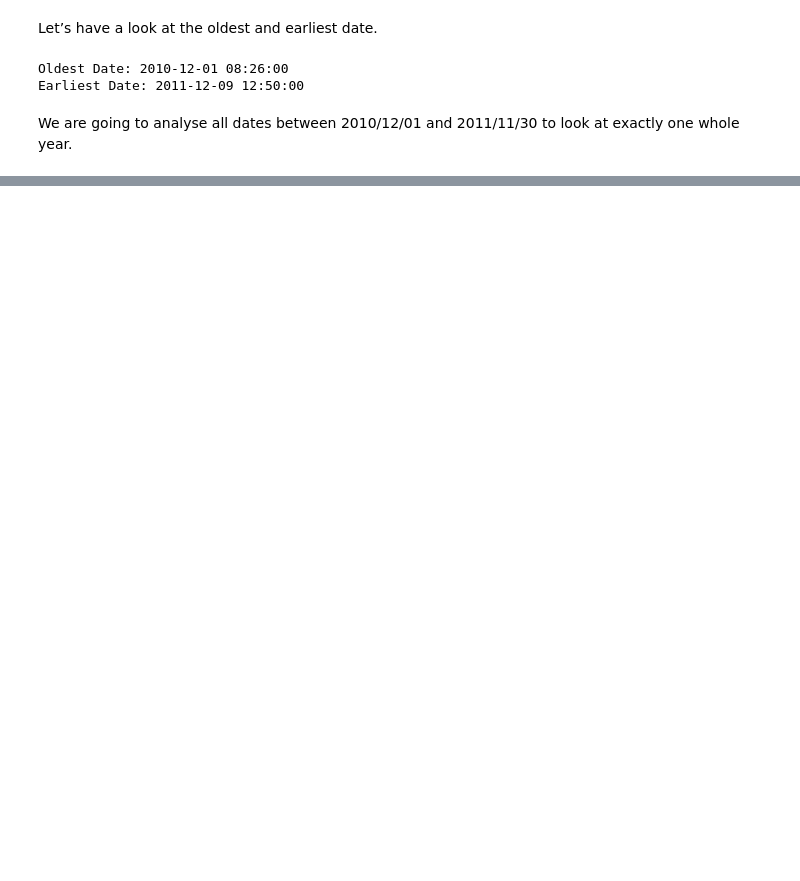
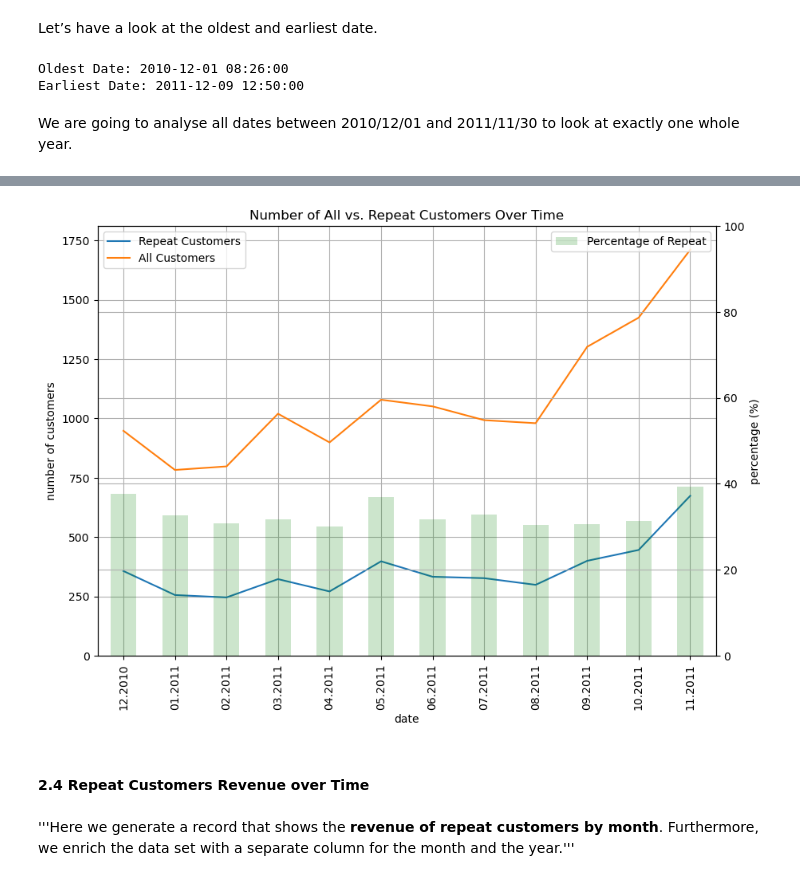
Before and after one commit to adiag321/Product-Analytics-and-Recommendation-System-for-Online-Retail, a Jupyter notebook: Product Analytics.ipynb, the cells around one changed output, grey strips where cells are left out. Saved outputs shown, nothing was run; the diff lists cells and outputs as text; code cells hidden in the pictures; blank space fills up the shorter version.

```diff
--- a/Product Analytics.ipynb
+++ b/Product Analytics.ipynb
@@ -34,0 +185,12 @@ print(str(df['InvoiceDate'].min()))
+# %%
+df_monthly_unique_customers = df_invoice_customer.set_index('InvoiceDate')['CustomerID'].resample('M').nunique()
+
+# Create dataframe from output
+df_monthly_unique_customers = pd.DataFrame(df_monthly_unique_customers).reset_index()
+df_monthly_unique_customers = df_monthly_unique_customers.rename(columns={'CustomerID':'customer_count_unique'})
+# %%
+# Extract month (numeric and advertised) and year
+df_monthly_unique_customers['month'] = df_monthly_unique_customers['InvoiceDate'].dt.month
+df_monthly_unique_customers['Month_Name'] = df_monthly_unique_customers['month'].apply(lambda x: calendar.month_name[x])
+df_monthly_unique_customers['year'] = df_monthly_unique_customers['InvoiceDate'].dt.year
+df_monthly_unique_customers
@@ -34,0 +244,7 @@ print(str(df['InvoiceDate'].min()))
+# %%
+# Extract month (numeric and advertised) and year
+df_monthly_repeat_percentage['month'] = df_monthly_repeat_percentage['InvoiceDate'].dt.month
+df_monthly_repeat_percentage['Month_Name'] = df_monthly_repeat_percentage['month'].apply(lambda x: calendar.month_name[x])
+df_monthly_repeat_percentage['year'] = df_monthly_repeat_percentage['InvoiceDate'].dt.year
+
+df_monthly_repeat_percentage
@@ -34,0 +265,33 @@ print(str(df['InvoiceDate'].min()))
+# %%
+ax = pd.DataFrame(df_monthly_repeat_customers['repeat_customer_count'].values).plot(figsize=(10,7))
+
+pd.DataFrame(df_monthly_unique_customers['customer_count_unique'].values).plot(ax=ax,grid=True)
+
+
+ax2 = pd.DataFrame(df_monthly_repeat_percentage['Repeat_Percentage'].values).plot.bar(ax=ax,grid=True,secondary_y=True,color='green',alpha=0.2)
+
+ax.set_xlabel('date')
+ax.set_ylabel('number of customers')
+ax.set_title('Number of All vs. Repeat Customers Over Time')
+
+ax2.set_ylabel('percentage (%)')
+
+ax.legend(['Repeat Customers', 'All Customers'])
+ax2.legend(['Percentage of Repeat'], loc='upper right')
+
+ax.set_ylim([0, df_monthly_unique_customers['customer_count_unique'].values.max()+100])
+ax2.set_ylim([0, 100])
+
+plt.xticks(
+    range(len(df_monthly_repeat_percentage['InvoiceDate'])),
+    [x.strftime('%m.%Y') for x in df_monthly_repeat_percentage['InvoiceDate']],
+    rotation=45
+)
+
+plt.show()
+# %% [output]
+[figure, added]
+# %% [markdown]
+#### 2.4 Repeat Customers Revenue over Time
+# %% [markdown]
+'''Here we generate a record that shows the **revenue of repeat customers by month**. Furthermore, we enrich the data set with a separate column for the month and the year.'''
```
Also changed, not shown: parts of 40 cells of this notebook.
